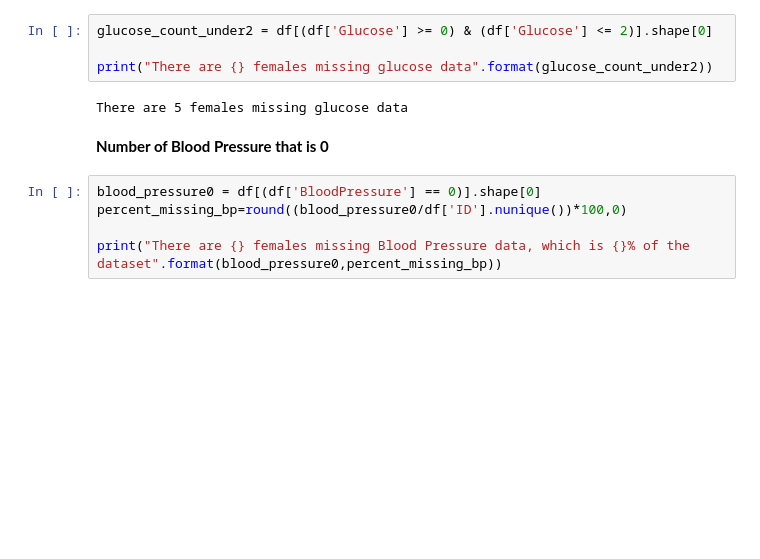
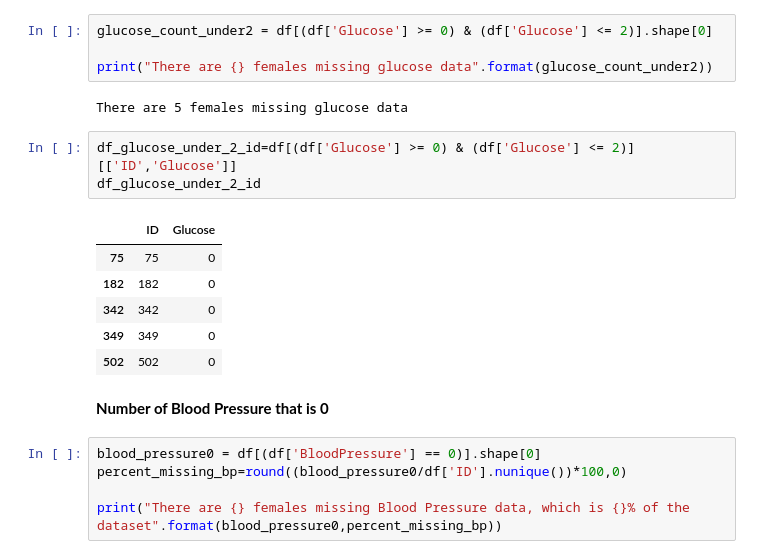
Before and after one commit to rhiats/pimaSpec, a Jupyter notebook: pima.ipynb, the cells around one changed output. Drawn from its saved outputs; the diff is of its cells as text; blank space fills up the shorter version.

```diff
--- a/pima.ipynb
+++ b/pima.ipynb
@@ -206,6 +209,16 @@ glucose_count_under2 = df[(df['Glucose'] >= 0) & (df['Glucose'] <= 2)].shape[0]
 print("There are {} females missing glucose data".format(glucose_count_under2))
 # %% [output]
 There are 5 females missing glucose data
+# %%
+df_glucose_under_2_id=df[(df['Glucose'] >= 0) & (df['Glucose'] <= 2)][['ID','Glucose']]
+df_glucose_under_2_id
+# %% [output]
+|  | ID | Glucose |
+| 75 | 75 | 0 |
+| 182 | 182 | 0 |
+| 342 | 342 | 0 |
+| 349 | 349 | 0 |
+| 502 | 502 | 0 |
 # %% [markdown]
 **Number of Blood Pressure that is 0**
 # %%
```
Also changed, not shown: parts of 16 cells of this notebook.
